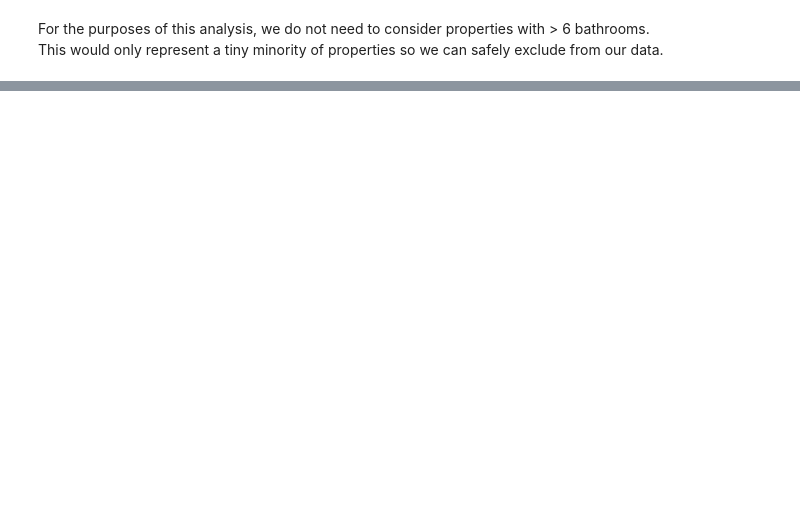
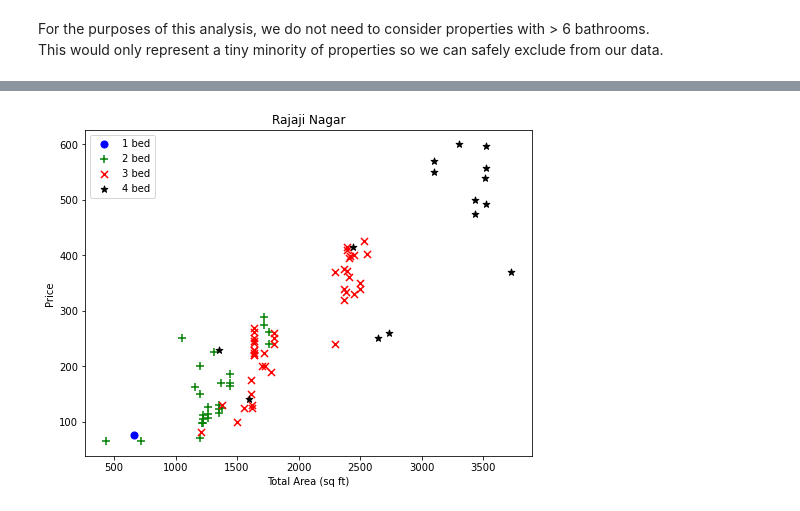
Before and after one commit to jiltednut/bangalore_houses, a Jupyter notebook: Bangalore_House_Price_Prediction.ipynb, the cells around one changed output, grey strips where cells are left out. Cells and saved outputs as stored; diff of their text form; code cells hidden in the pictures; blank space fills up the shorter version.

```diff
--- a/Bangalore_House_Price_Prediction.ipynb
+++ b/Bangalore_House_Price_Prediction.ipynb
@@ -798,0 +827,4 @@ array([[<AxesSubplot:title={'center':'bath'}>,
+# %%
+plot_scatter(df, "Rajaji Nagar")
+# %% [output]
+[figure, added]
```
Also changed, not shown: parts of 49 cells of this notebook.
